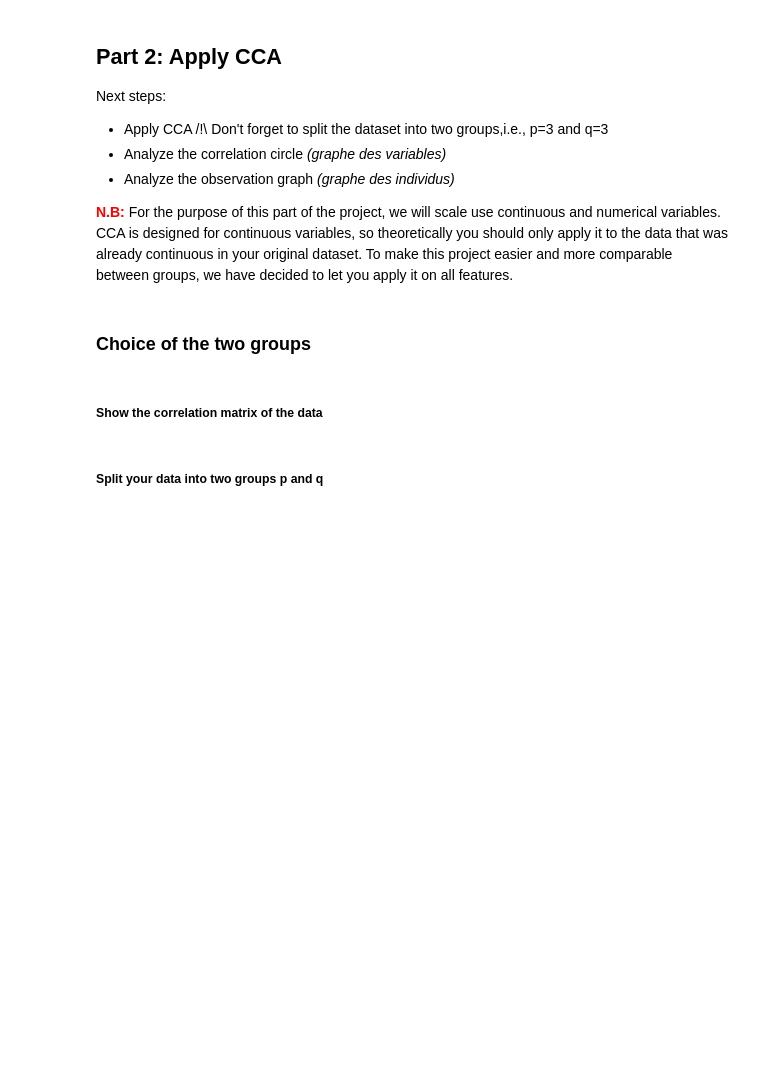
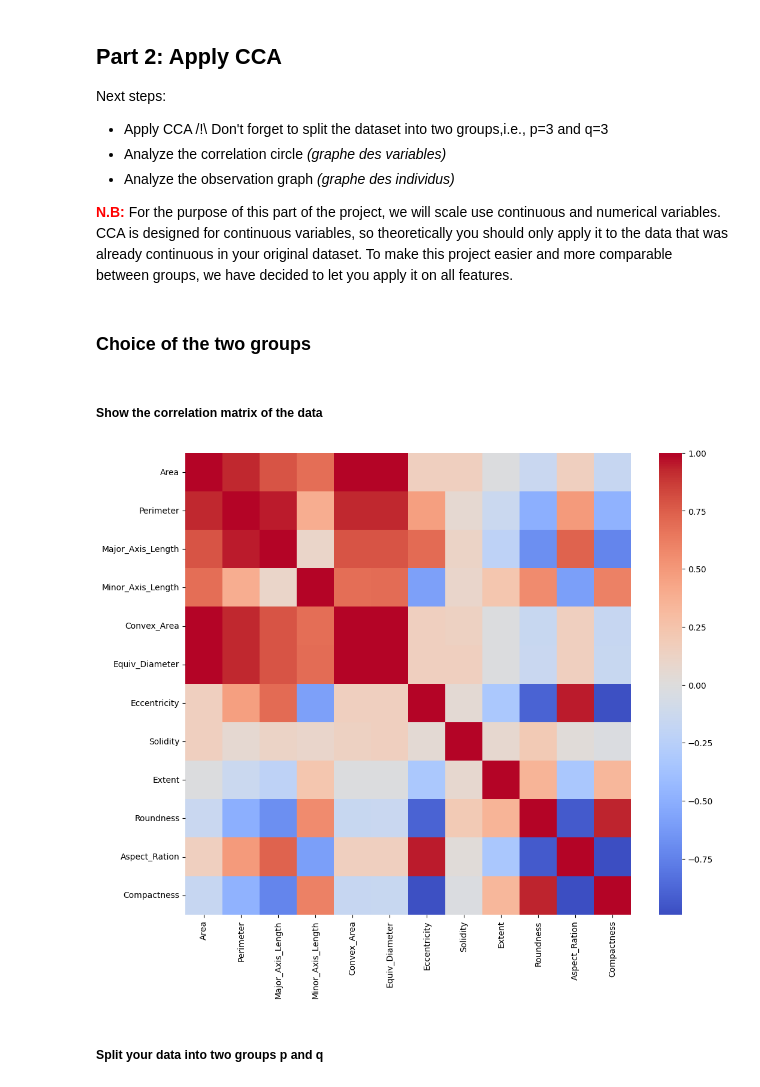
Before and after one commit to Benbakreti0Amine/data_analysis_project_M1CNS, a Jupyter notebook: TD4_5.ipynb, the cells around one changed output. Drawn from its saved outputs; the diff is of its cells as text; code cells hidden in the pictures; blank space fills up the shorter version.

```diff
--- a/TD4_5.ipynb
+++ b/TD4_5.ipynb
@@ -607,5 +607,11 @@ CCA is designed for continuous variables, so theoretically you should only apply
 ### Choice of the two groups
 # %% [markdown]
 ##### Show the correlation matrix of the data
+# %%
+plt.figure(figsize=(12, 10))
+sns.heatmap(X.corr(), annot=False, cmap="coolwarm", center=0)
+plt.show()
+# %% [output]
+[figure, added]
 # %% [markdown]
 ##### Split your data into two groups p and q
```
Also changed, not shown: parts of 13 cells of this notebook.
